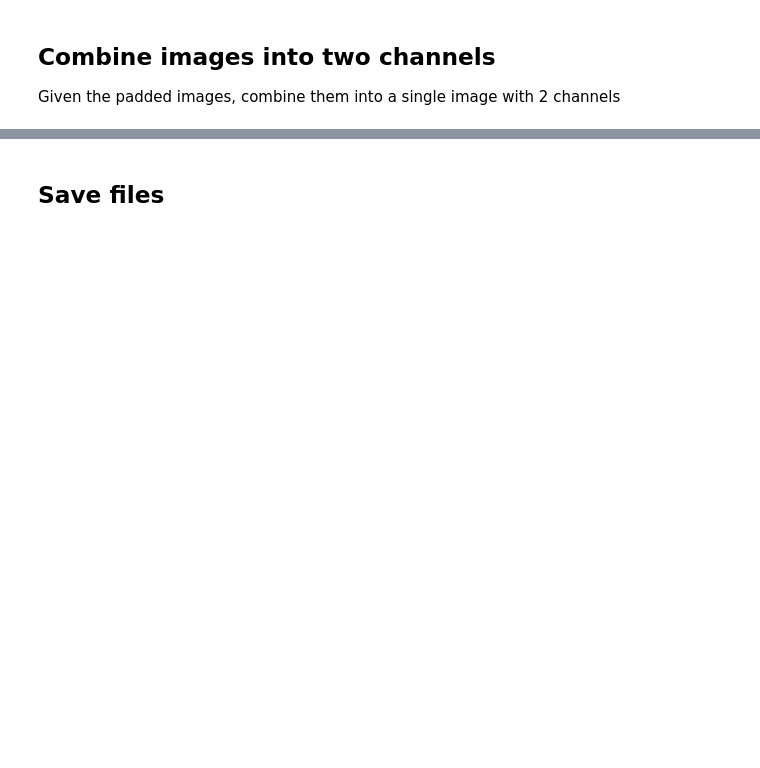
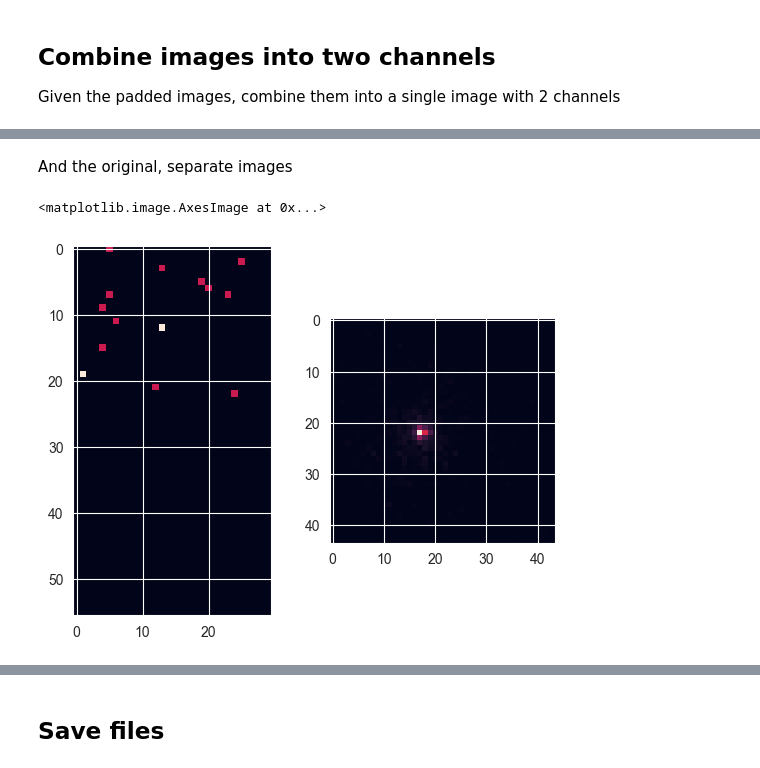
Before and after one commit to patrick-bedkowski/Generative-Models-for-CERN-Fast-Simulations, a Jupyter notebook: notebooks/data_filtering.ipynb, the cells around one changed output, grey strips where cells are left out. Cells and saved outputs as stored; diff of their text form; code cells hidden in the pictures; blank space fills up the shorter version.

```diff
--- a/notebooks/data_filtering.ipynb
+++ b/notebooks/data_filtering.ipynb
@@ -135,0 +146,9 @@ data.shape
+# %% [markdown]
+And the original, separate images
+# %%
+fig, ax = plt.subplots(1, 2)
+ax[0].imshow(data_p[0], interpolation='none')
+ax[1].imshow(data_n[0], interpolation='none')
+# %% [output]
+<matplotlib.image.AxesImage at 0x...>
+[figure, added]
```
Also changed, not shown: parts of 18 cells of this notebook.
